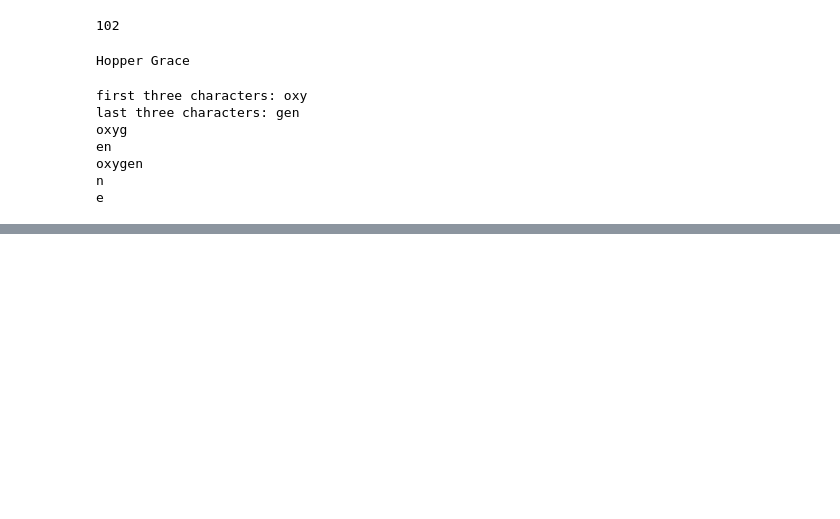
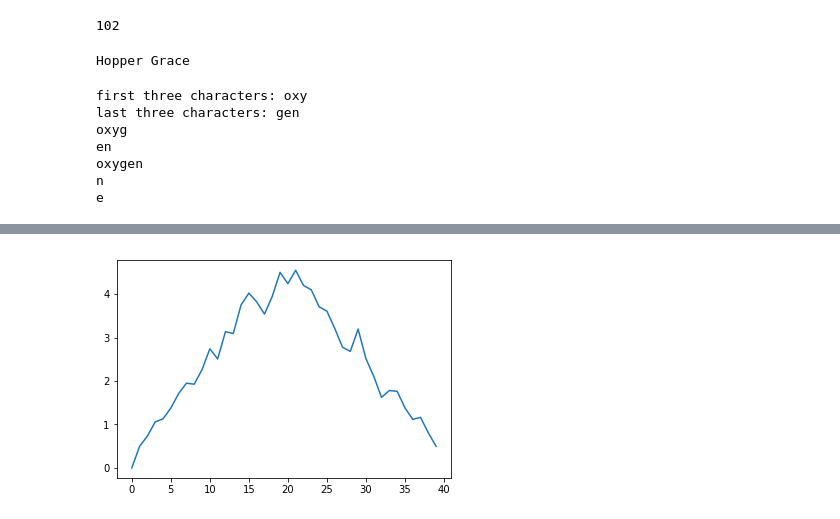
Before and after one commit to lenaxxxx/homework, a Jupyter notebook: week-3-hw-eeb177.ipynb, the cells around one changed output, grey strips where cells are left out. Saved outputs shown, nothing was run; the diff lists cells and outputs as text; code cells hidden in the pictures; blank space fills up the shorter version.

```diff
--- a/week-3-hw-eeb177.ipynb
+++ b/week-3-hw-eeb177.ipynb
@@ -55,2 +122,6 @@ SyntaxError: invalid syntax (<ipython-input-22-83700238f624>, line 1)
 # %%
 #Make your own plot
+max_plot = matplotlib.pyplot.plot(numpy.std(data, axis=0))
+matplotlib.pyplot.show()
+# %% [output]
+[figure, added]
```
Also changed, not shown: parts of 14 cells of this notebook.
